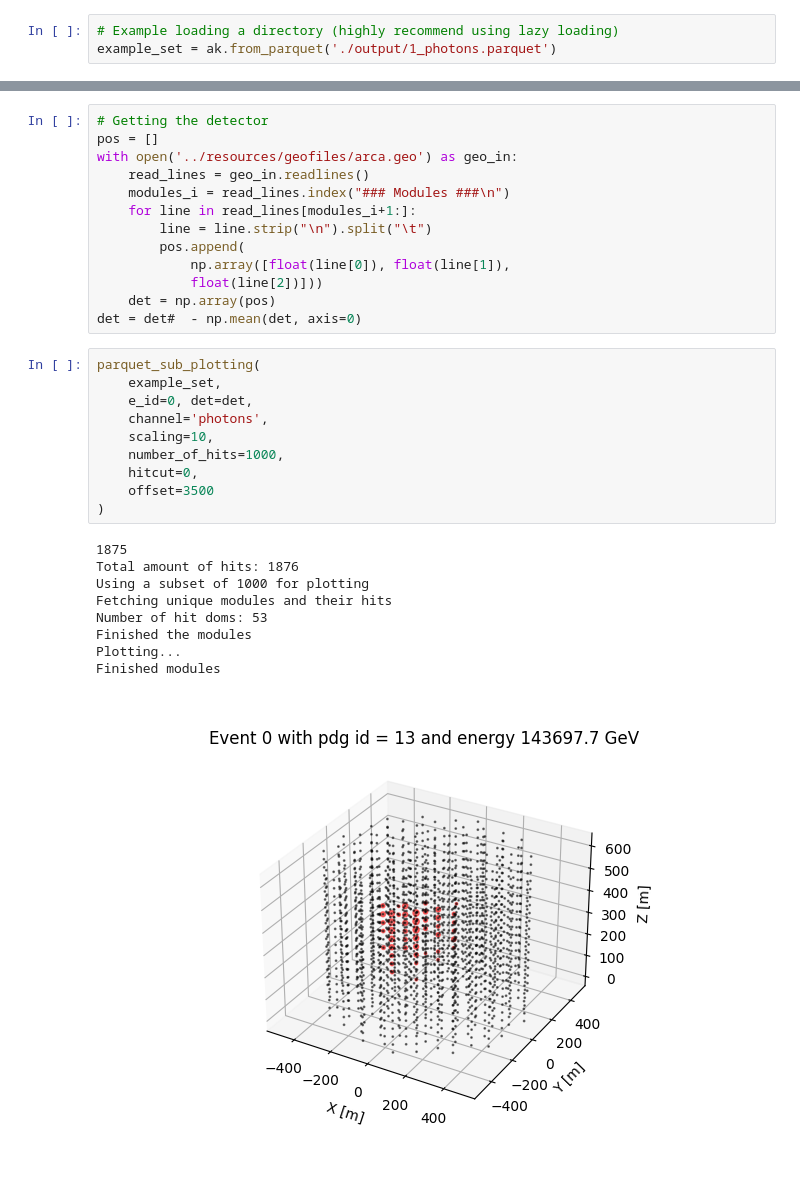
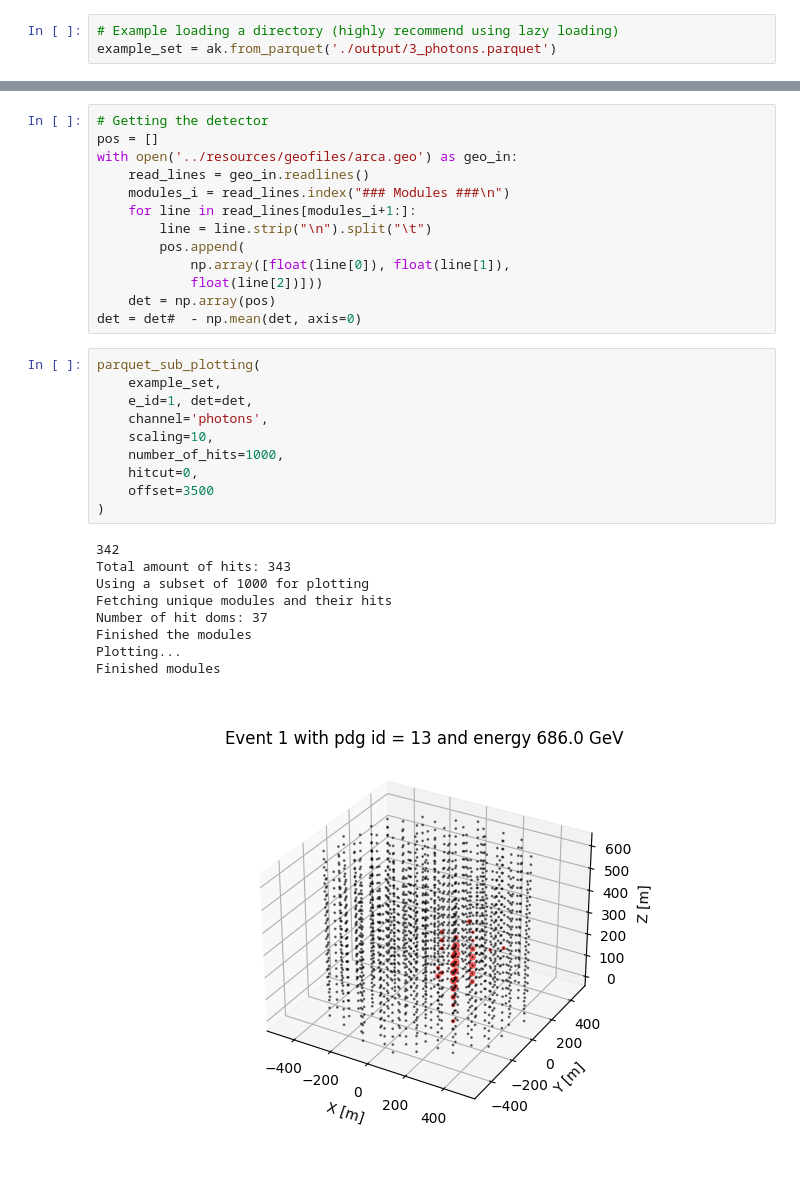
Before and after one commit to Harvard-Neutrino/prometheus, a Jupyter notebook: examples/example_meta_data_reader.ipynb, the cells around one changed output, grey strips where cells are left out. Cells and saved outputs as stored; diff of their text form.

```diff
--- a/examples/example_meta_data_reader.ipynb
+++ b/examples/example_meta_data_reader.ipynb
@@ -14,5 +13,5 @@ import json
 # %matplotlib qt
 # %%
 # Example loading a directory (highly recommend using lazy loading)
-example_set = ak.from_parquet('./output/1_photons.parquet')
+example_set = ak.from_parquet('./output/3_photons.parquet')
 # %%
@@ -148,20 +157,20 @@ det = det#  - np.mean(det, axis=0)
 # %%
 parquet_sub_plotting(
     example_set,
-    e_id=0, det=det,
+    e_id=1, det=det,
     channel='photons',
     scaling=10,
     number_of_hits=1000,
     hitcut=0,
     offset=3500
 )
 # %% [output]
-1875
-Total amount of hits: 1876
+342
+Total amount of hits: 343
 Using a subset of 1000 for plotting
 Fetching unique modules and their hits
-Number of hit doms: 53
+Number of hit doms: 37
 Finished the modules
 Plotting...
 Finished modules
-[figure, old version]
+[figure, new version]
```
Also changed, not shown: parts of 14 cells of this notebook, 9 other files.
